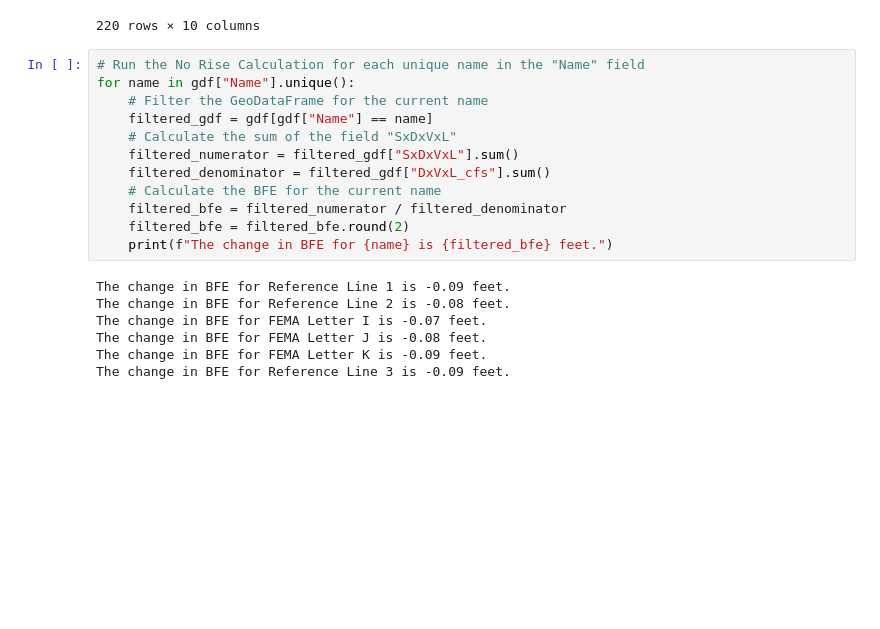
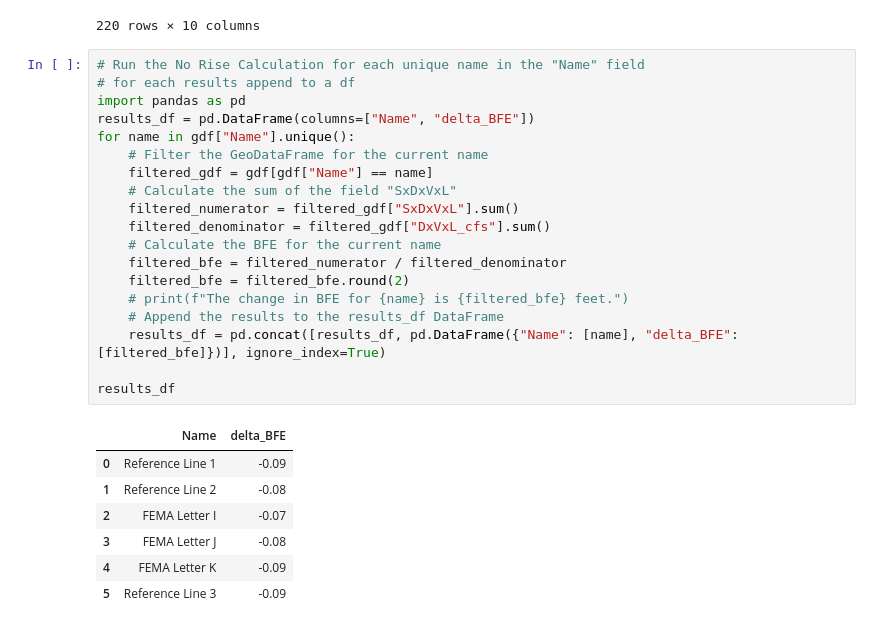
Before and after one commit to mylesmc123/ras_ref_line_data_extractor, a Jupyter notebook: postProcessing.ipynb, the cells around one changed output. Drawn from its saved outputs; the diff is of its cells as text; blank space fills up the shorter version.

Commit message:
added a dataframe table for the results

```diff
--- a/postProcessing.ipynb
+++ b/postProcessing.ipynb
@@ -85,20 +85,28 @@ gdf
 220 rows × 10 columns
 # %%
 # Run the No Rise Calculation for each unique name in the "Name" field
+# for each results append to a df
+import pandas as pd
+results_df = pd.DataFrame(columns=["Name", "delta_BFE"])
 for name in gdf["Name"].unique():
     # Filter the GeoDataFrame for the current name
     filtered_gdf = gdf[gdf["Name"] == name]
     # Calculate the sum of the field "SxDxVxL"
     filtered_numerator = filtered_gdf["SxDxVxL"].sum()
     filtered_denominator = filtered_gdf["DxVxL_cfs"].sum()
     # Calculate the BFE for the current name
     filtered_bfe = filtered_numerator / filtered_denominator
     filtered_bfe = filtered_bfe.round(2)
-    print(f"The change in BFE for {name} is {filtered_bfe} feet.")
+    # print(f"The change in BFE for {name} is {filtered_bfe} feet.")
+    # Append the results to the results_df DataFrame
+    results_df = pd.concat([results_df, pd.DataFrame({"Name": [name], "delta_BFE": [filtered_bfe]})], ignore_index=True)
+
+results_df
 # %% [output]
-The change in BFE for Reference Line 1 is -0.09 feet.
-The change in BFE for Reference Line 2 is -0.08 feet.
-The change in BFE for FEMA Letter I is -0.07 feet.
-The change in BFE for FEMA Letter J is -0.08 feet.
-The change in BFE for FEMA Letter K is -0.09 feet.
-The change in BFE for Reference Line 3 is -0.09 feet.
+|  | Name | delta_BFE |
+| 0 | Reference Line 1 | -0.09 |
+| 1 | Reference Line 2 | -0.08 |
+| 2 | FEMA Letter I | -0.07 |
+| 3 | FEMA Letter J | -0.08 |
+| 4 | FEMA Letter K | -0.09 |
+| 5 | Reference Line 3 | -0.09 |
```
